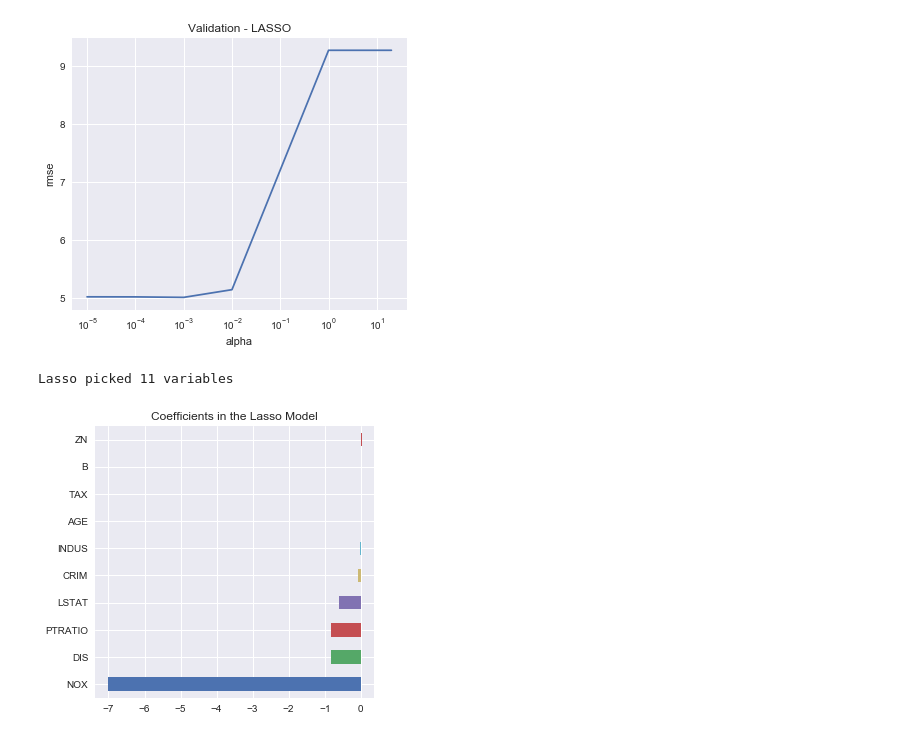
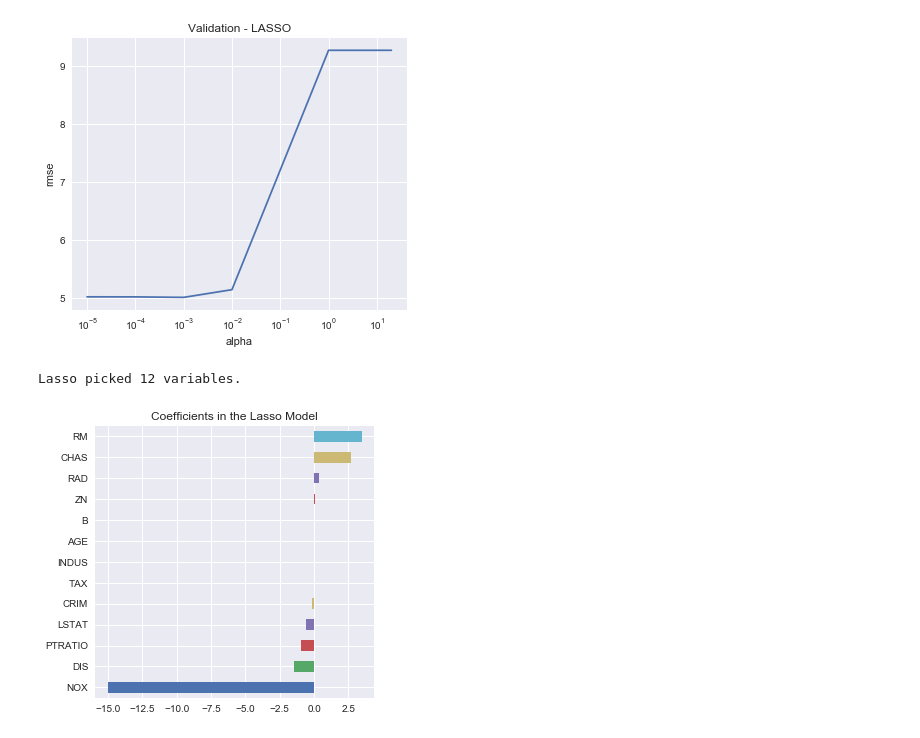
Before and after one commit to ZacOPunky/CE9010_2018, a Jupyter notebook: Boston_Jazlyn_Final.ipynb, the cells around one changed output. Cells and saved outputs as stored; diff of their text form; code cells hidden in the pictures.

Commit message:
Boston Lasso

```diff
--- a/Boston_Jazlyn_Final.ipynb
+++ b/Boston_Jazlyn_Final.ipynb
@@ -319,6 +338,9 @@ RMSE:  4.43287830873
 # MSE and RMSE have also decreased.
 # %%
 # Lasso regression performs both regularization and feature selection in order to improve the prediction of our model.
+# L1 regularization adds a penalty α∑ni=1|wi| to the loss function (L1-norm).
+# Since each non-zero coefficient adds to the penalty, it forces weak features to have zero as coefficients.
+# Thus L1 regularization produces sparse solutions, inherently performing feature selection.
 # The main hyperparameter we need to tune in a LASSO regression is the regularization factor alpha.
 # We use GridSearchCV to find the optimal alpha.
 
@@ -330,12 +352,12 @@ alpha_ridge = [1e-5, 1e-4, 1e-3, 1e-2, 1, 5, 10, 20]
 coeffs = {}
 for alpha in alpha_ridge:
     r = Lasso(alpha=alpha, normalize=True, max_iter=1000000)
-    r = r.fit(X, y)
+    r = r.fit(X_train, y_train)
 
 grid_search = GridSearchCV(Lasso(alpha=alpha, normalize=True), scoring='neg_mean_squared_error',
                            param_grid={'alpha': alpha_ridge}, cv=10, n_jobs=-1)
-grid_search.fit(X, y)
+grid_search.fit(X_train, y_train)
 
 print("alpha: ", grid_search.best_estimator_.alpha)
-print(grid_search.score(X, y))
+print(grid_search.score(X_train, y_train))
 # %% [output]
@@ -358,10 +380,10 @@ plt.show()
 # %%
 # Having identified our optimal alpha of 0.001, we now fit the model to our training data
 
-lasso = Lasso(alpha=.01, normalize=True, max_iter=1e6)
+lasso = Lasso(alpha=.001, normalize=True, max_iter=1e6)
 lasso = lasso.fit(X_train, y_train)
 # %%
 coef = pd.Series(lasso.coef_, index = X_train.columns)
-print("Lasso picked " + str(sum(coef != 0)) + " variables" )
+print("Lasso picked " + str(sum(coef != 0)) + " variables." )
 # %% [output]
-Lasso picked 11 variables
+Lasso picked 12 variables.
@@ -370,7 +390,10 @@ imp_coef = pd.concat([coef.sort_values().head(10)])
 # %%
+# visualise the coefficients in the Lasso model
+
+imp_coef = pd.concat([coef.sort_values()])
 plt.rcParams['figure.figsize'] = (5.0, 5.0)
 imp_coef.plot(kind = "barh")
 plt.title("Coefficients in the Lasso Model")
 plt.show()
 # %% [output]
-[figure, old version]
+[figure, new version]
```
Also changed, not shown: parts of 17 cells of this notebook.
